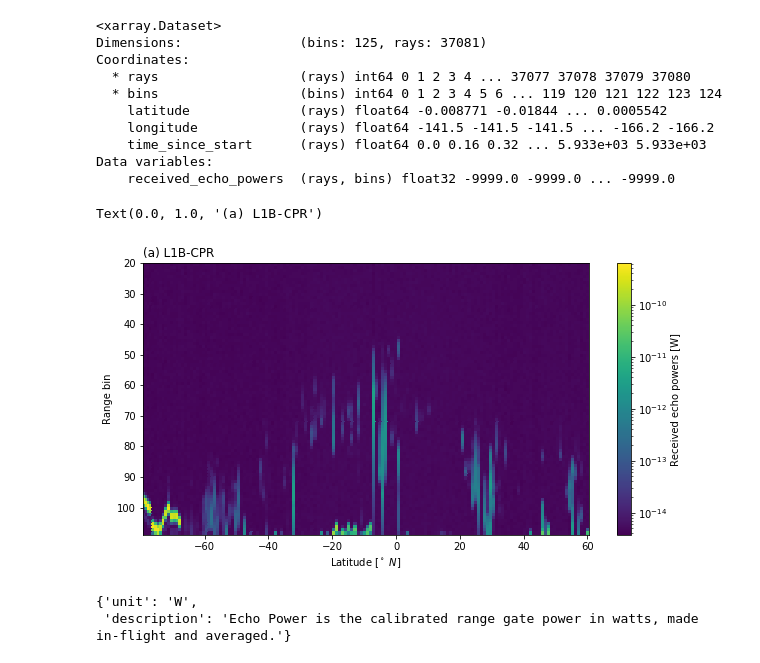
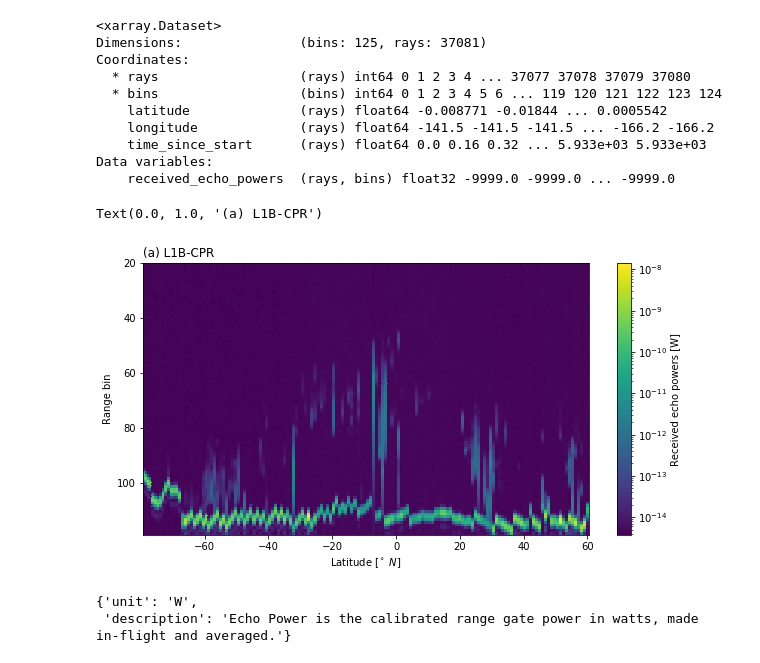
Before and after one commit to SEE-GEO/pansat, a Jupyter notebook: notebooks/products/cloud_sat.ipynb, the cells around one changed output. Saved outputs shown, nothing was run; the diff lists cells and outputs as text; code cells hidden in the pictures.

```diff
--- a/notebooks/products/cloud_sat.ipynb
+++ b/notebooks/products/cloud_sat.ipynb
@@ -32,25 +32,25 @@ Data variables:
 # %%
 %matplotlib inline
 import matplotlib.pyplot as plt
 from matplotlib.colors import LogNorm
 
 start = 10000
 end = 25000
 stride = 100
-pwrs = dataset["received_echo_powers"][start:end:stride, 20:110]
+pwrs = dataset["received_echo_powers"][start:end:stride, 20:120]
 lats = dataset["latitude"][start:end:stride]
-bins = dataset["bins"][20:110]
+bins = dataset["bins"][20:120]
 
 plt.figure(figsize=(10, 5))
 plt.pcolormesh(lats, bins, pwrs.T, norm=LogNorm())
 plt.colorbar(label="Received echo powers [W]")
 plt.gca().invert_yaxis()
 plt.xlabel(r"Latitude [$^\circ\ N$]")
 plt.ylabel("Range bin");
 plt.title("(a) L1B-CPR", loc="left")
 # %% [output]
 Text(0.0, 1.0, '(a) L1B-CPR')
-[figure, old version]
+[figure, new version]
 # %%
 pwrs.attrs
 # %% [output]
```
Also changed, not shown: parts of 4 cells of this notebook, 4 other files.
